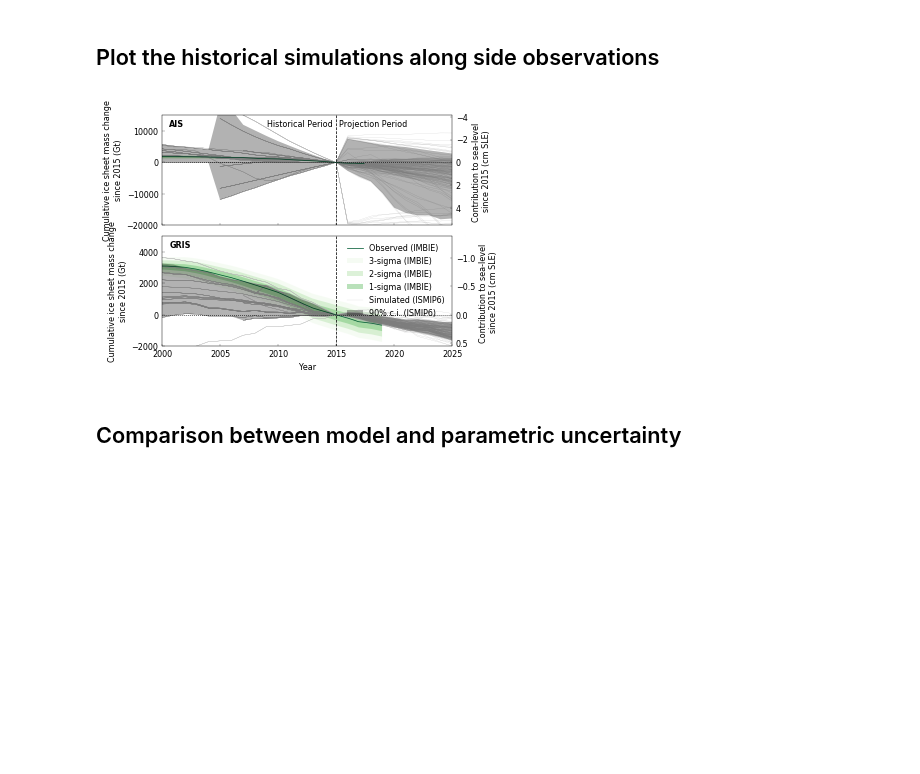
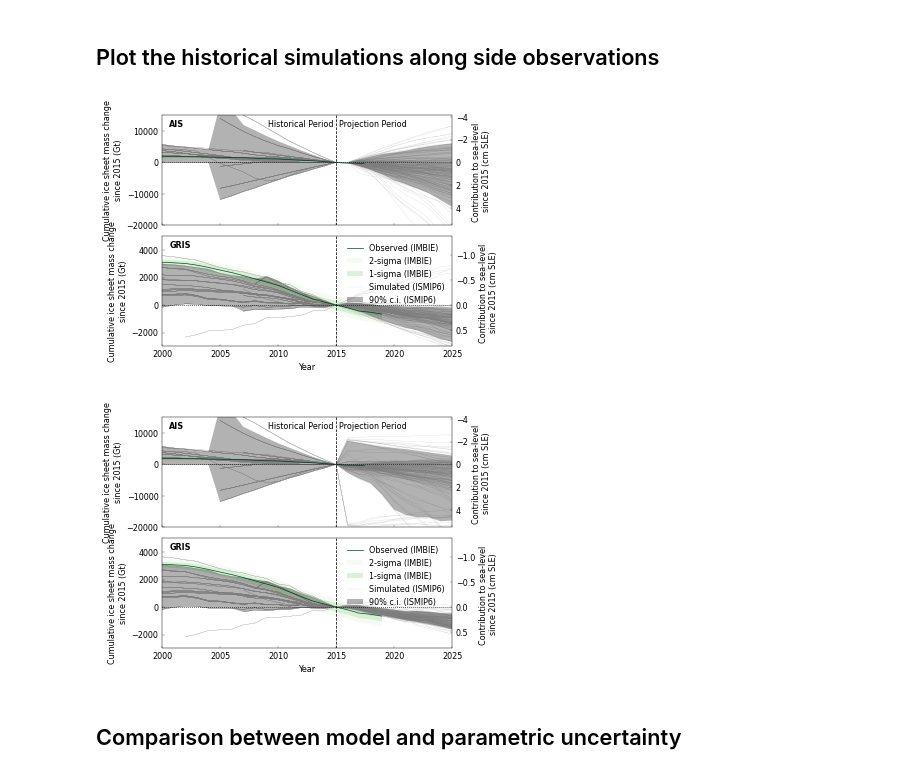
Before and after one commit to aaschwanden/ismip6-ipcc, a Jupyter notebook: analyze_slr_predictions.ipynb, the cells around one changed output. Saved outputs shown, nothing was run; the diff lists cells and outputs as text; code cells hidden in the pictures; blank space fills up the shorter version.

```diff
--- a/analyze_slr_predictions.ipynb
+++ b/analyze_slr_predictions.ipynb
@@ -84,8 +84,13 @@ def set_size(w, h, ax=None):
 # %% [markdown]
 ## Load ISMIP6 projections
 # %%
-ismip6_ais = load_ismip6_ais()
-ismip6_gris = load_ismip6_gris()
+ismip6_ais = load_ismip6_ais(remove_ctrl=False)
+ismip6_gris = load_ismip6_gris(remove_ctrl=False)
 ismip6_ais["IS"] = "AIS"
 ismip6_gris["IS"] = "GRIS"
 ismip6 = pd.concat([ismip6_ais, ismip6_gris])
+ismip6_ais_ctrl_removed = load_ismip6_ais(remove_ctrl=True)
+ismip6_gris_ctrl_removed = load_ismip6_gris(remove_ctrl=True)
+ismip6_ais_ctrl_removed["IS"] = "AIS"
+ismip6_gris_ctrl_removed["IS"] = "GRIS"
+ismip6_ctrl_removed = pd.concat([ismip6_ais_ctrl_removed, ismip6_gris_ctrl_removed])
@@ -142,7 +151,7 @@ def plot_historical(
     fig, axs = plt.subplots(2, 1, sharex="col", figsize=[5.2, 4.25])
     fig.subplots_adjust(hspace=0.1, wspace=0.25)
 
-    y_lim = np.array([[-20000, -2000], [15000, 5000]])
+    y_lim = np.array([[-20000, -3000], [15000, 5000]])
 
     for k, ice_sheet in enumerate(["AIS", "GRIS"]):
 
@@ -167,7 +176,7 @@ def plot_historical(
         )
 
         imbie_cis = []
-        for s, sigma in enumerate([3, 2, 1]):
+        for s, sigma in enumerate([2, 1]):
             imbie_ci = axs[k].fill_between(
                 imbie["Year"],
                 imbie[plot_var] - sigma * imbie["Cumulative ice sheet mass change uncertainty (Gt)"],
@@ -223,8 +232,11 @@ def plot_historical(
 # %%
 historical_filename = "IS_historical.pdf"
 plot_historical(historical_filename, ismip6, imbie)
+historical_filename = "IS_historical_ctrl_removed.pdf"
+plot_historical(historical_filename, ismip6_ctrl_removed, imbie)
 # %% [output]
-[figure, old version]
+[figure, new version]
+[figure, added]
 # %% [markdown]
 ## Comparison between model and parametric uncertainty
 # %% [markdown]
```
Also changed, not shown: parts of 5 cells of this notebook, 1 other file.
